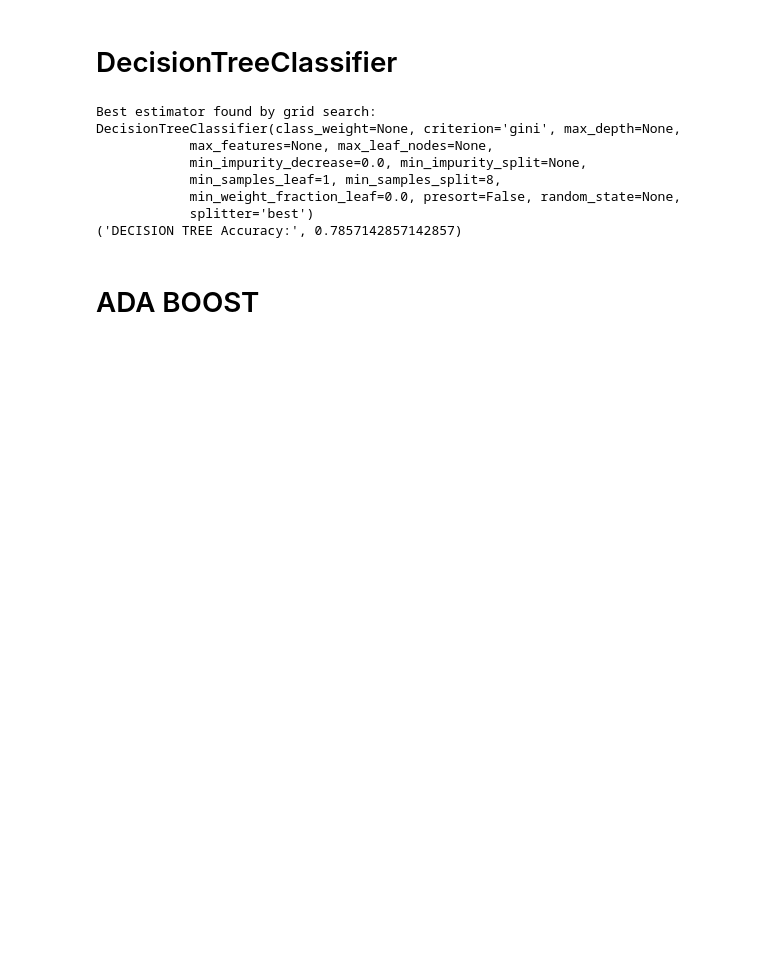
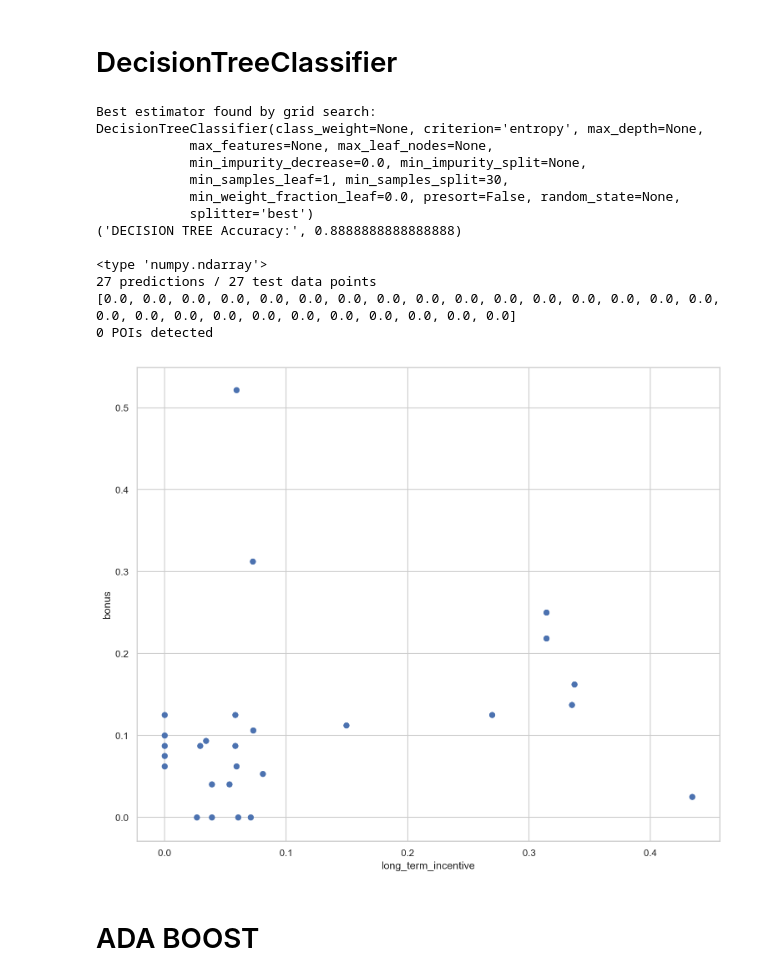
Before and after one commit to chrispaynes/enronML, a Jupyter notebook: enron_email_fraud/enron_email.ipynb, the cells around one changed output. Cells and saved outputs as stored; diff of their text form; code cells hidden in the pictures; blank space fills up the shorter version.

Commit message:
draw predicted POIs

```diff
--- a/enron_email_fraud/enron_email.ipynb
+++ b/enron_email_fraud/enron_email.ipynb
@@ -314,35 +334,69 @@ features_train, features_test, labels_train, labels_test = train_test_split(
 # %%
 clf = GaussianNB()
+# %%
+def printPredictions(predictions, features_test):
+    print
+    print("{} predictions / {} test data points".format(len(predictions), len(features_test)))
+    print(list(predictions))
+    print "{} POIs detected".format(len([n for n in predictions if n == 1]))
+    print
 # %% [markdown]
 # DecisionTreeClassifier
 # %%
 param_grid = {
     "criterion": ["gini", "entropy"],
     "min_samples_split": [2, 4, 6, 8, 10, 20, 30, 40]
 }
 
 clf = GridSearchCV(DecisionTreeClassifier(), param_grid)
-
 
 clf.fit(X=features_train, y=labels_train)
 pred = clf.predict(features_test)
 acc = accuracy_score(
     y_true=labels_test, y_pred=pred, normalize=True, sample_weight=None
 )
 
 print "Best estimator found by grid search:"
 print clf.best_estimator_
 
+('DECISION TREE Accuracy with ALL features:', 0.8571428571428571)
+('DECISION TREE (salary & bonus) Accuracy Before MinMaxScaler:', 0.7857142857142857)
+('DECISION TREE (salary & bonus) Accuracy After MinMaxScaler:', 0.7586206896551724)
+("DECISION TREE Accuracy: 'long_term_incentive', 'bonus'", 0.8888888888888888)
+("DECISION TREE ('long_term_incentive', 'exercised_stock_options') Accuracy:", 0.8571428571428571)
+("DECISION TREE ('long_term_incentive', 'total_payments') Accuracy:", 0.7368421052631579)
+("DECISION TREE ('long_term_incentive', 'salary') Accuracy:", 0.7241379310344828)
 print("DECISION TREE Accuracy:", acc)
+
+# print("{} predictions / {} test data points".format(len(pred), len(features_test)))
+# print(list(pred))
+
+printPredictions(pred, features_test)
+
+Draw(
+    pred.astype(int),
+    features_test,
+    poi,
+    mark_poi=False,
+    name="clusters.pdf",
+    f1_name=feature_1,
+    f2_name=feature_2,
+)
 # %% [output]
 Best estimator found by grid search:
-DecisionTreeClassifier(class_weight=None, criterion='gini', max_depth=None,
+DecisionTreeClassifier(class_weight=None, criterion='entropy', max_depth=None,
             max_features=None, max_leaf_nodes=None,
             min_impurity_decrease=0.0, min_impurity_split=None,
-            min_samples_leaf=1, min_samples_split=8,
+            min_samples_leaf=1, min_samples_split=30,
             min_weight_fraction_leaf=0.0, presort=False, random_state=None,
             splitter='best')
-('DECISION TREE Accuracy:', 0.7857142857142857)
+('DECISION TREE Accuracy:', 0.8888888888888888)
+
+<type 'numpy.ndarray'>
+27 predictions / 27 test data points
+[0.0, 0.0, 0.0, 0.0, 0.0, 0.0, 0.0, 0.0, 0.0, 0.0, 0.0, 0.0, 0.0, 0.0, 0.0, 0.0, 0.0, 0.0, 0.0, 0.0, 0.0, 0.0, 0.0, 0.0, 0.0, 0.0, 0.0]
+0 POIs detected
+[figure, added]
 # %% [markdown]
 # ADA BOOST
 # %%
```
Also changed, not shown: parts of 11 cells of this notebook.
